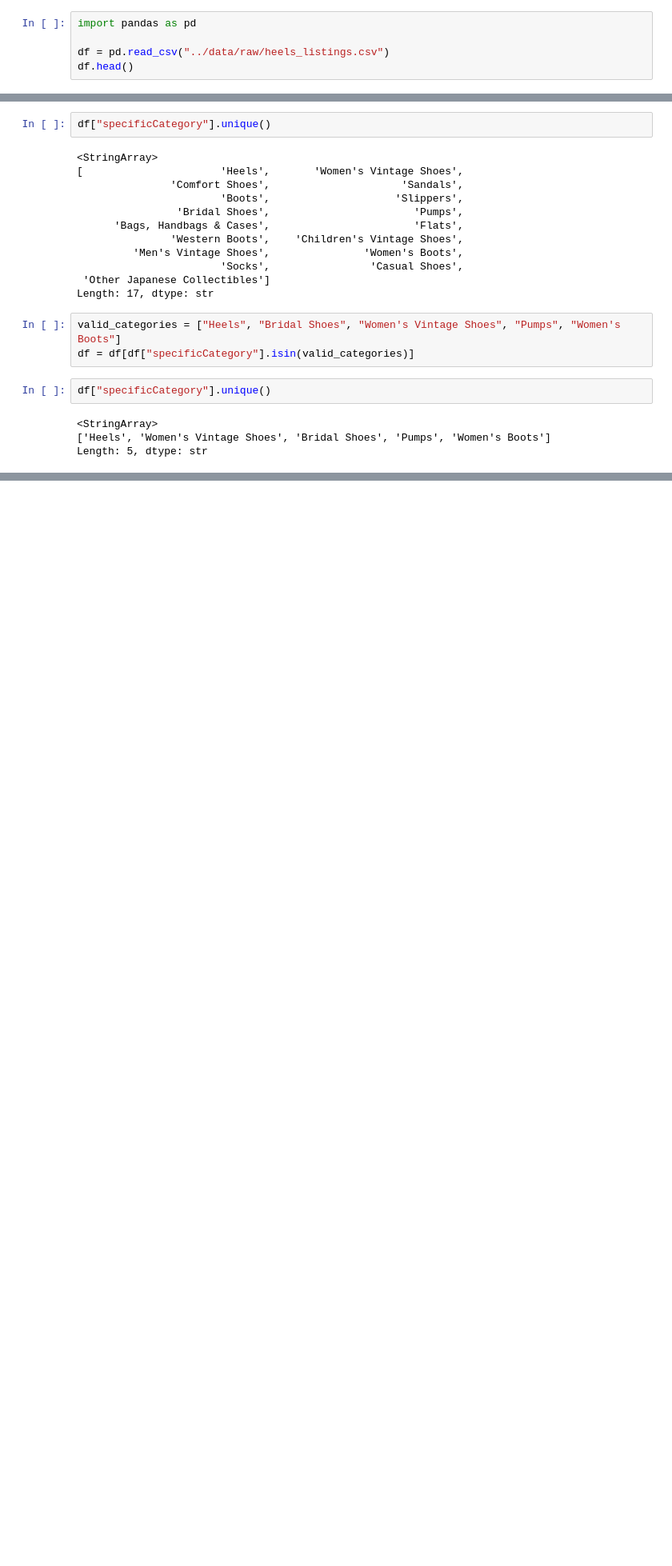
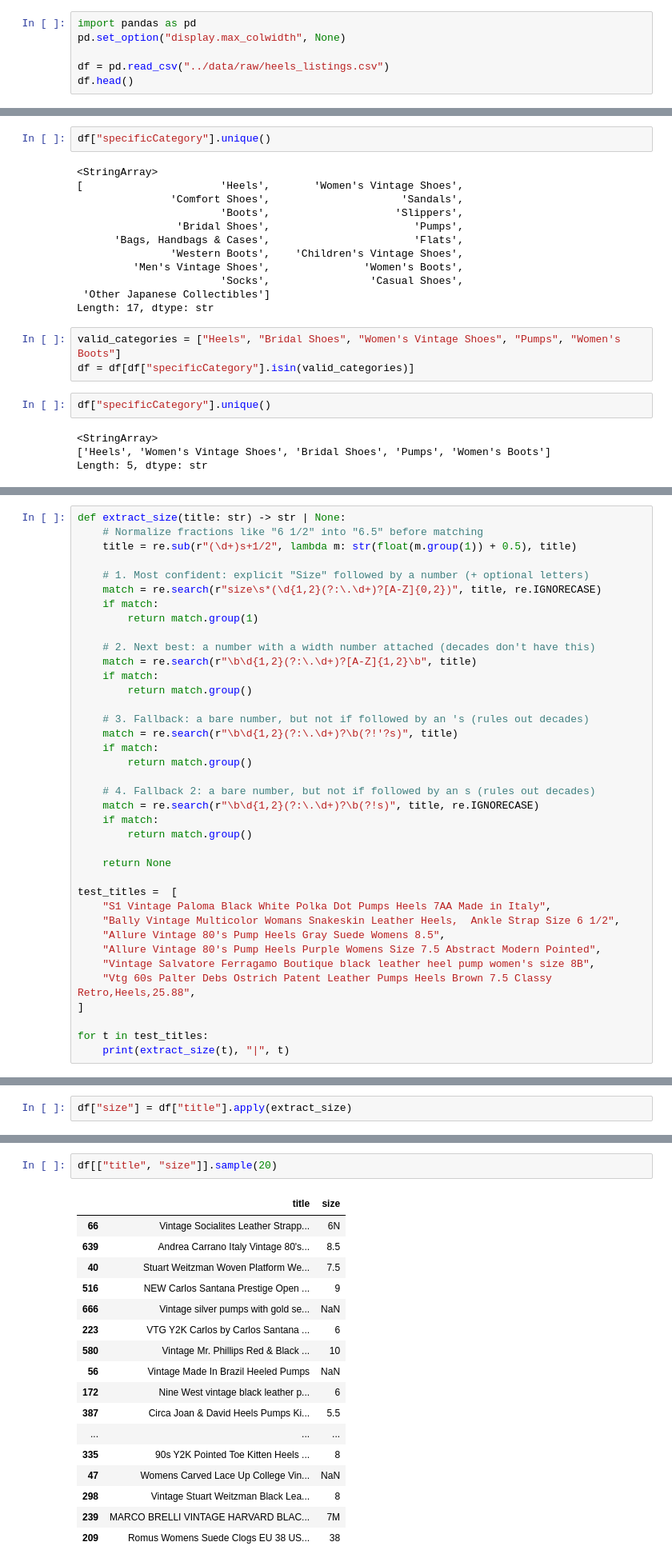
Before and after one commit to maelinfan/vintage-heel-price-predictor, a Jupyter notebook: notebook/01_eda.ipynb, the cells around one changed output, grey strips where cells are left out. Shown at 80% size. Saved outputs shown, nothing was run; the diff lists cells and outputs as text; blank space fills up the shorter version.

Commit message:
Add size extraction from title text.

```diff
--- a/notebook/01_eda.ipynb
+++ b/notebook/01_eda.ipynb
@@ -1,5 +1,6 @@
 # %%
 import pandas as pd
+pd.set_option("display.max_colwidth", None)
 
 df = pd.read_csv("../data/raw/heels_listings.csv")
 df.head()
@@ -116,0 +200,38 @@ Length: 5, dtype: str
+# %%
+def extract_size(title: str) -> str | None:
+    # Normalize fractions like "6 1/2" into "6.5" before matching
+    title = re.sub(r"(\d+)s+1/2", lambda m: str(float(m.group(1)) + 0.5), title)
+
+    # 1. Most confident: explicit "Size" followed by a number (+ optional letters)
+    match = re.search(r"size\s*(\d{1,2}(?:\.\d+)?[A-Z]{0,2})", title, re.IGNORECASE)
+    if match:
+        return match.group(1)
+
+    # 2. Next best: a number with a width number attached (decades don't have this)
+    match = re.search(r"\b\d{1,2}(?:\.\d+)?[A-Z]{1,2}\b", title)
+    if match:
+        return match.group()
+
+    # 3. Fallback: a bare number, but not if followed by an 's (rules out decades)
+    match = re.search(r"\b\d{1,2}(?:\.\d+)?\b(?!'?s)", title)
+    if match:
+        return match.group()
+
+    # 4. Fallback 2: a bare number, but not if followed by an s (rules out decades)
+    match = re.search(r"\b\d{1,2}(?:\.\d+)?\b(?!s)", title, re.IGNORECASE)
+    if match:
+        return match.group()
+
+    return None
+
+test_titles =  [
+    "S1 Vintage Paloma Black White Polka Dot Pumps Heels 7AA Made in Italy",
+    "Bally Vintage Multicolor Womans Snakeskin Leather Heels,  Ankle Strap Size 6 1/2",
+    "Allure Vintage 80's Pump Heels Gray Suede Womens 8.5",
+    "Allure Vintage 80's Pump Heels Purple Womens Size 7.5 Abstract Modern Pointed",
+    "Vintage Salvatore Ferragamo Boutique black leather heel pump women's size 8B",
+    "Vtg 60s Palter Debs Ostrich Patent Leather Pumps Heels Brown 7.5 Classy  Retro,Heels,25.88",
+]
+
+for t in test_titles:
+    print(extract_size(t), "|", t)
@@ -116,0 +245,2 @@ Length: 5, dtype: str
+# %%
+df["size"] = df["title"].apply(extract_size)
@@ -116,0 +251,20 @@ Length: 5, dtype: str
+# %%
+df[["title", "size"]].sample(20)
+# %% [output]
+|  | title | size |
+| 66 | Vintage Socialites Leather Strapp... | 6N |
+| 639 | Andrea Carrano Italy Vintage 80's... | 8.5 |
+| 40 | Stuart Weitzman Woven Platform We... | 7.5 |
+| 516 | NEW Carlos Santana Prestige Open ... | 9 |
+| 666 | Vintage silver pumps with gold se... | NaN |
+| 223 | VTG Y2K Carlos by Carlos Santana ... | 6 |
+| 580 | Vintage Mr. Phillips Red & Black ... | 10 |
+| 56 | Vintage Made In Brazil Heeled Pumps | NaN |
+| 172 | Nine West vintage black leather p... | 6 |
+| 387 | Circa Joan & David Heels Pumps Ki... | 5.5 |
+| ... | ... | ... |
+| 335 | 90s Y2K Pointed Toe Kitten Heels ... | 8 |
+| 47 | Womens Carved Lace Up College Vin... | NaN |
+| 298 | Vintage Stuart Weitzman Black Lea... | 8 |
+| 239 | MARCO BRELLI VINTAGE HARVARD BLAC... | 7M |
+| 209 | Romus Womens Suede Clogs EU 38 US... | 38 |
```
Also changed, not shown: parts of 9 cells of this notebook.
